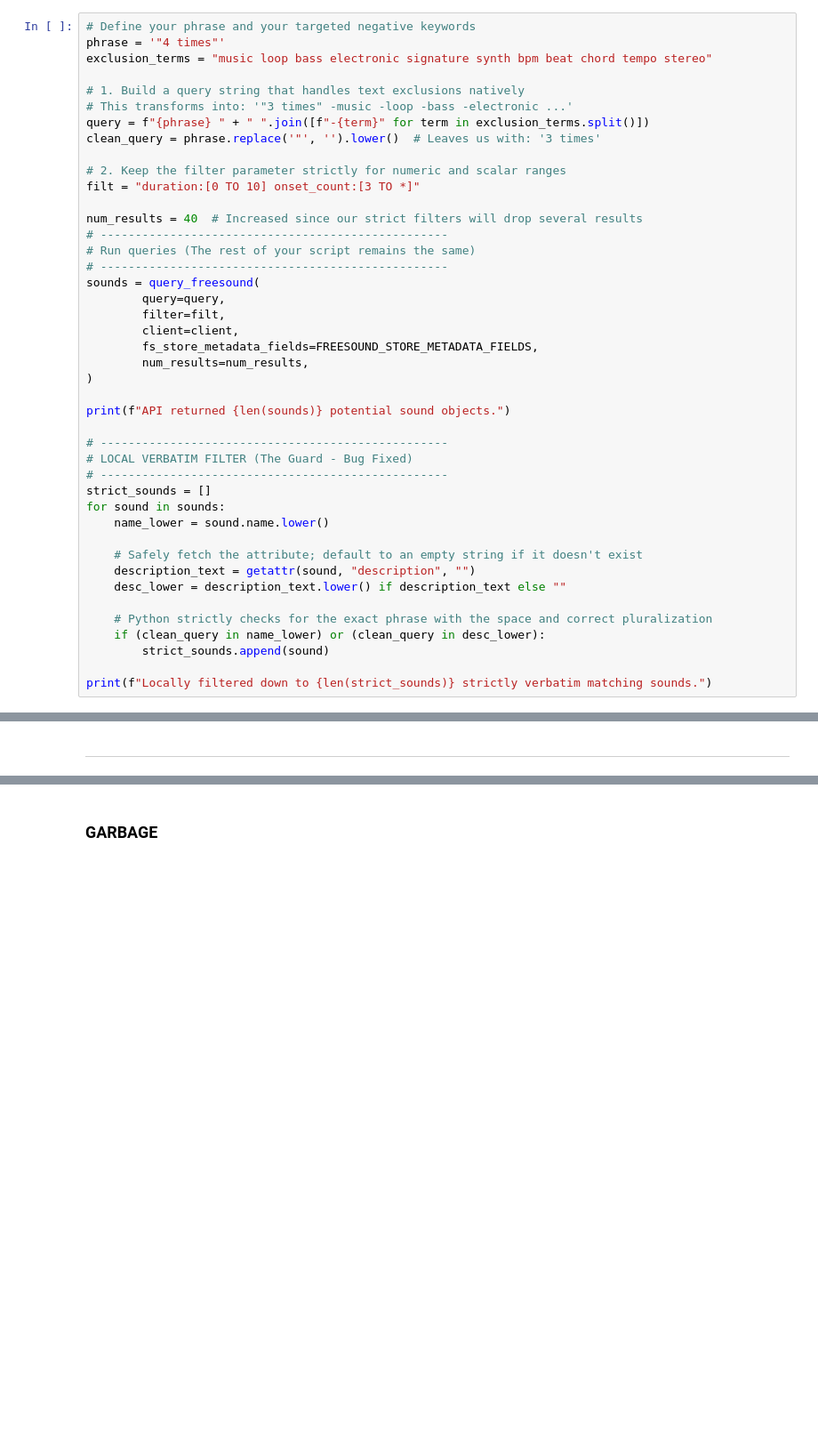
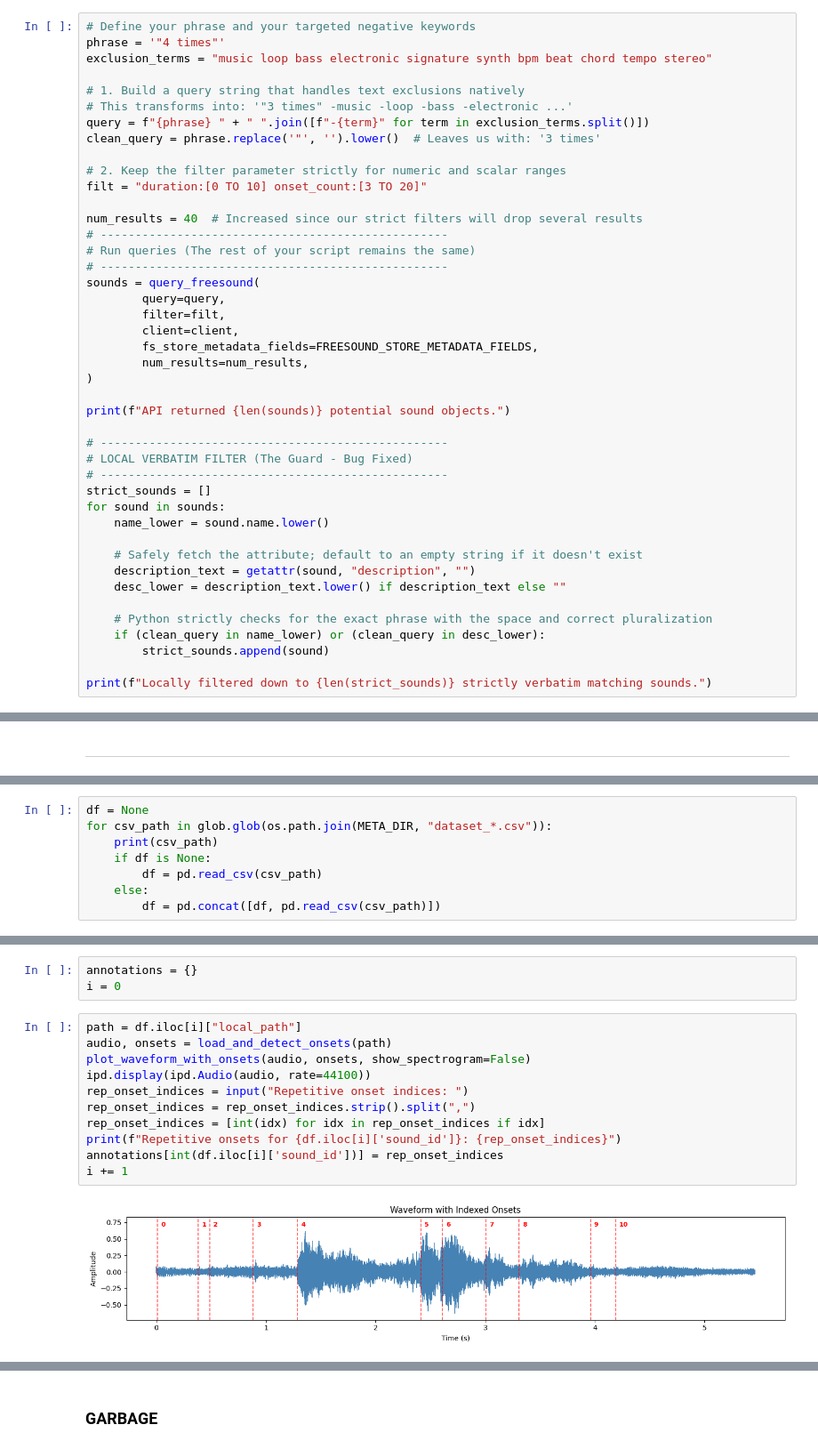
Before and after one commit to morehovschi/repepep, a Jupyter notebook: src/querier.ipynb, the cells around one changed output, grey strips where cells are left out. Shown at 89% size. Cells and saved outputs as stored; diff of their text form; blank space fills up the shorter version.

Commit message:
setting up proper annotation experiment

```diff
--- a/src/querier.ipynb
+++ b/src/querier.ipynb
@@ -59,7 +59,7 @@ query = f"{phrase} " + " ".join([f"-{term}" for term in exclusion_terms.split()]
 clean_query = phrase.replace('"', '').lower()  # Leaves us with: '3 times'
 
 # 2. Keep the filter parameter strictly for numeric and scalar ranges
-filt = "duration:[0 TO 10] onset_count:[3 TO *]"
+filt = "duration:[0 TO 10] onset_count:[3 TO 20]"
 
 num_results = 40  # Increased since our strict filters will drop several results
 # --------------------------------------------------
@@ -252,0 +256,8 @@ Method: Freesound Native (es.OnsetRate) | Detected: 4 | In Pattern: 4
+# %%
+df = None
+for csv_path in glob.glob(os.path.join(META_DIR, "dataset_*.csv")):
+    print(csv_path)
+    if df is None:
+        df = pd.read_csv(csv_path)
+    else:
+        df = pd.concat([df, pd.read_csv(csv_path)])
@@ -252,0 +288,16 @@ Method: Freesound Native (es.OnsetRate) | Detected: 4 | In Pattern: 4
+# %%
+annotations = {}
+i = 0
+# %%
+path = df.iloc[i]["local_path"]
+audio, onsets = load_and_detect_onsets(path)
+plot_waveform_with_onsets(audio, onsets, show_spectrogram=False)
+ipd.display(ipd.Audio(audio, rate=44100))
+rep_onset_indices = input("Repetitive onset indices: ")
+rep_onset_indices = rep_onset_indices.strip().split(",")
+rep_onset_indices = [int(idx) for idx in rep_onset_indices if idx]
+print(f"Repetitive onsets for {df.iloc[i]['sound_id']}: {rep_onset_indices}")
+annotations[int(df.iloc[i]['sound_id'])] = rep_onset_indices
+i += 1
+# %% [output]
+[figure, added]
```
Also changed, not shown: parts of 17 cells of this notebook, 5 other files.
